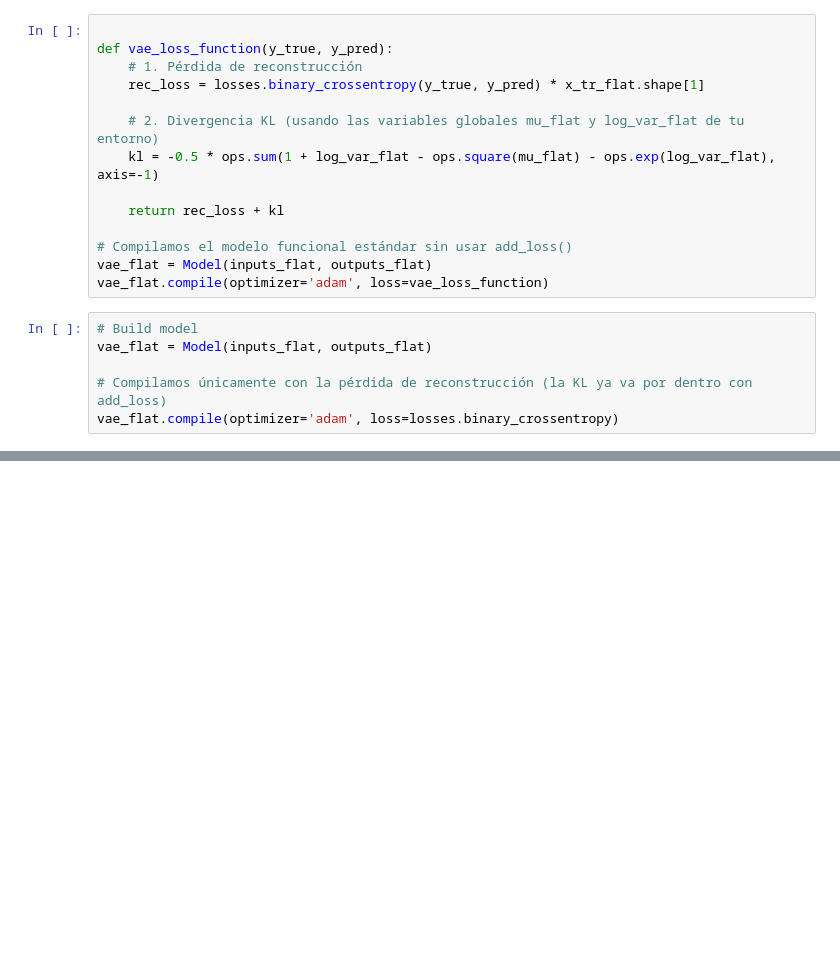
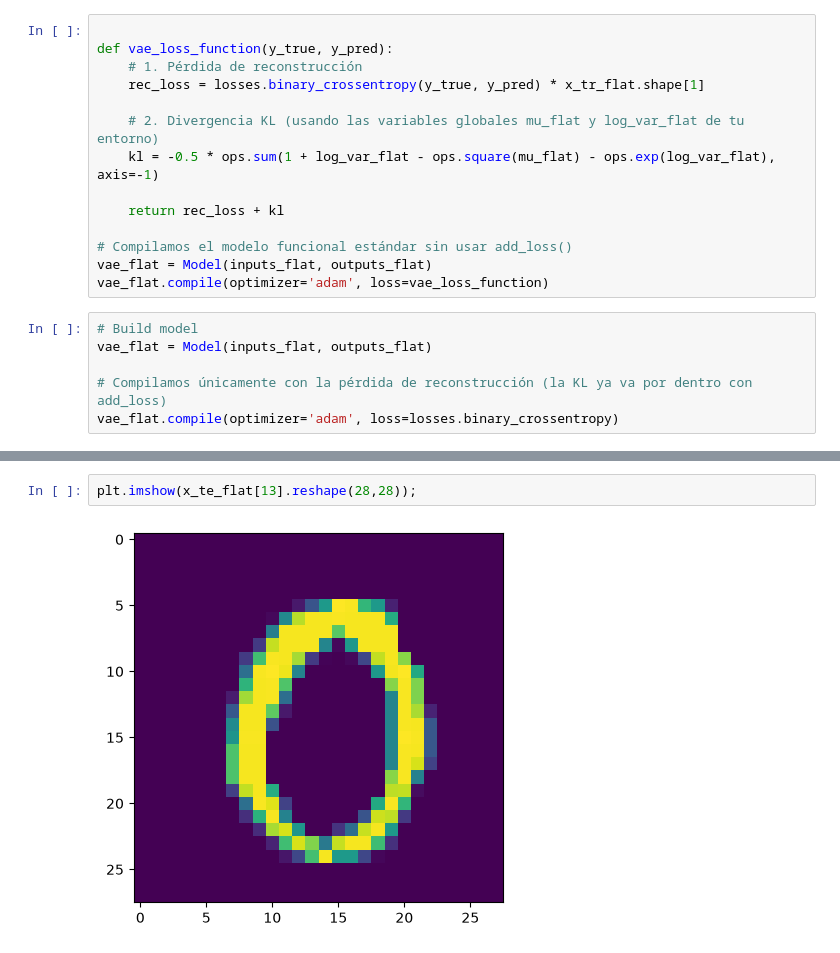
Before and after one commit to Ferranarna/ex-1, a Jupyter notebook: 01_autoencoder.ipynb, the cells around one changed output, grey strips where cells are left out. Cells and saved outputs as stored; diff of their text form; blank space fills up the shorter version.

```diff
--- a/01_autoencoder.ipynb
+++ b/01_autoencoder.ipynb
@@ -126,0 +158,4 @@ KeyboardInterrupt:
+# %%
+plt.imshow(x_te_flat[13].reshape(28,28));
+# %% [output]
+[figure, added]
```
Also changed, not shown: parts of 32 cells of this notebook.
